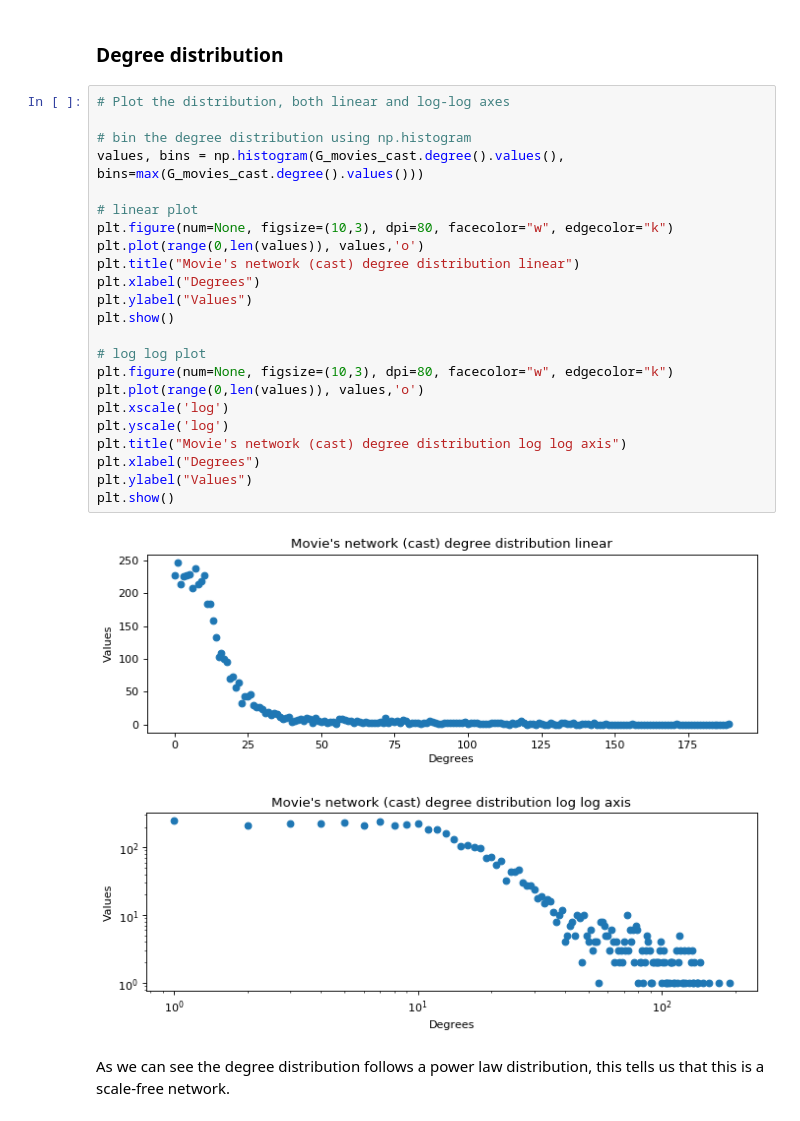
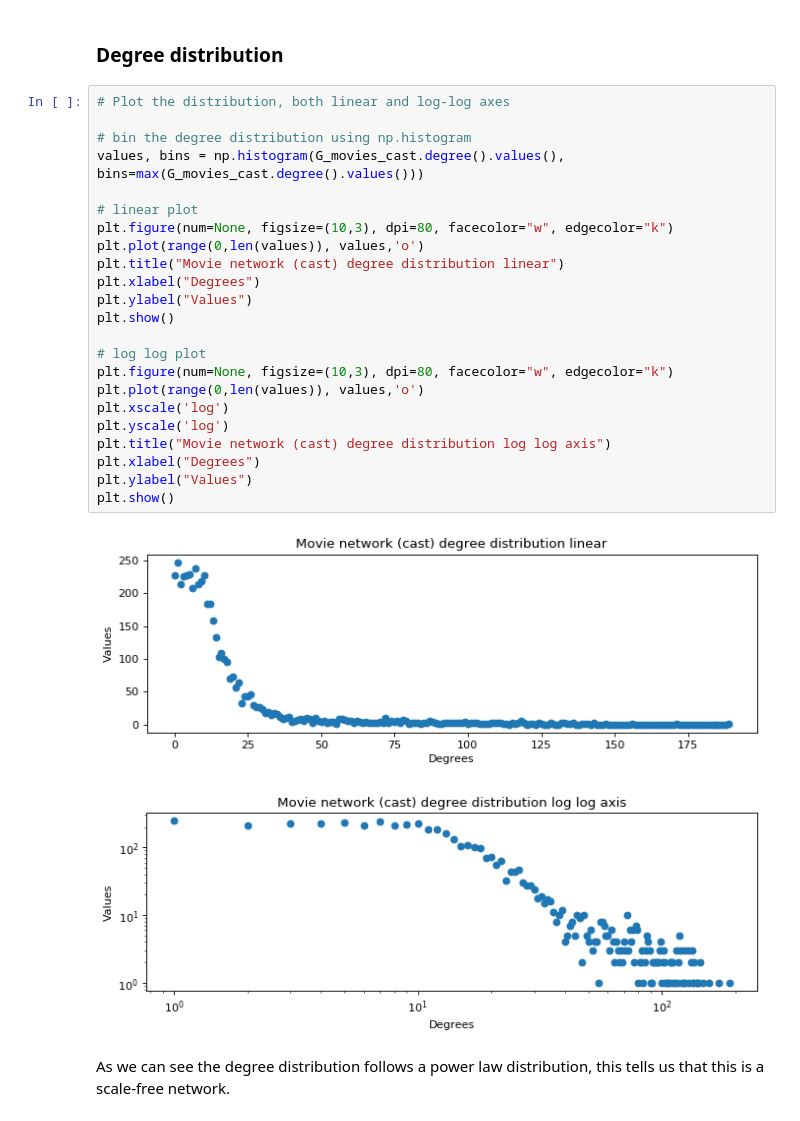
Before and after one commit to gretarg09/DTU__SocialGraphs-FinalProject, a Jupyter notebook: Notebooks/Networks.ipynb, the cells around one changed output. Drawn from its saved outputs; the diff is of its cells as text.

Commit message:
A bit of cleaning, networks done from my part - please read over it

```diff
--- a/Notebooks/Networks.ipynb
+++ b/Notebooks/Networks.ipynb
@@ -146,29 +148,29 @@ This movie only has 9 cast members in our data, therefore it is enough to only h
 # %%
 # Plot the distribution, both linear and log-log axes
 
 # bin the degree distribution using np.histogram
 values, bins = np.histogram(G_movies_cast.degree().values(), bins=max(G_movies_cast.degree().values()))
 
 # linear plot
 plt.figure(num=None, figsize=(10,3), dpi=80, facecolor="w", edgecolor="k")
 plt.plot(range(0,len(values)), values,'o')
-plt.title("Movie's network (cast) degree distribution linear")
+plt.title("Movie network (cast) degree distribution linear")
 plt.xlabel("Degrees")
 plt.ylabel("Values")
 plt.show()
 
 # log log plot
 plt.figure(num=None, figsize=(10,3), dpi=80, facecolor="w", edgecolor="k")
 plt.plot(range(0,len(values)), values,'o')
 plt.xscale('log')
 plt.yscale('log')
-plt.title("Movie's network (cast) degree distribution log log axis")
+plt.title("Movie network (cast) degree distribution log log axis")
 plt.xlabel("Degrees")
 plt.ylabel("Values")
 plt.show()
 # %% [output]
-[figure, old version]
+[figure, new version]
-[figure, old version]
+[figure, new version]
 # %% [markdown]
 As we can see the degree distribution follows a power law distribution, this tells us that this is a scale-free network.
 # %% [markdown]
```
Also changed, not shown: parts of 34 cells of this notebook, 1 other file.
